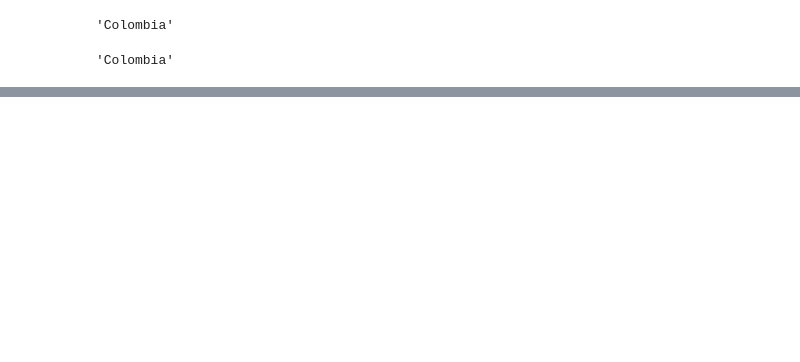
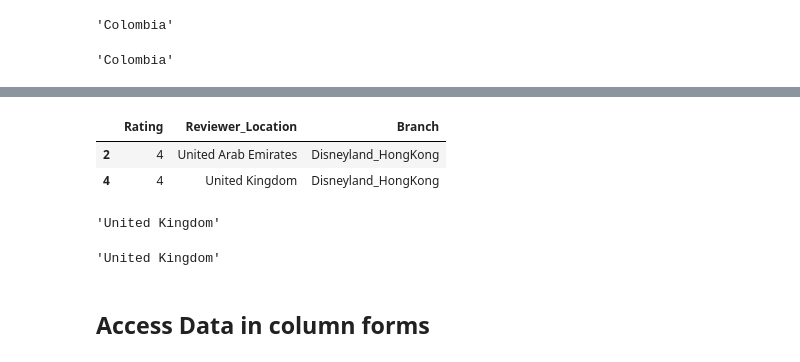
Before and after one commit to 39cam/DataScience, a Jupyter notebook: first_try.ipynb, the cells around one changed output, grey strips where cells are left out. Saved outputs shown, nothing was run; the diff lists cells and outputs as text; code cells hidden in the pictures; blank space fills up the shorter version.

Commit message:
Looking for data

```diff
--- a/first_try.ipynb
+++ b/first_try.ipynb
@@ -195,0 +220,20 @@ df3.iat[3,3] # Its the same way, but using numeric value, we get the value witho
+# %%
+df.loc[[2,4],["Rating", "Reviewer_Location", "Branch"]] # There it is, i just got my data in table format
+
+# Rn i want to get one value in a normal format (using at o iat)
+# %% [output]
+|  | Rating | Reviewer_Location | Branch |
+| 2 | 4 | United Arab Emirates | Disneyland_HongKong |
+| 4 | 4 | United Kingdom | Disneyland_HongKong |
+# %%
+df.at[4,"Reviewer_Location"]
+# %% [output]
+'United Kingdom'
+# %%
+# Now i'll do the same thing but using the index value
+
+df.iat[4,3] # Great
+# %% [output]
+'United Kingdom'
+# %% [markdown]
+## Access Data in column forms
```
Also changed, not shown: parts of 7 cells of this notebook.
